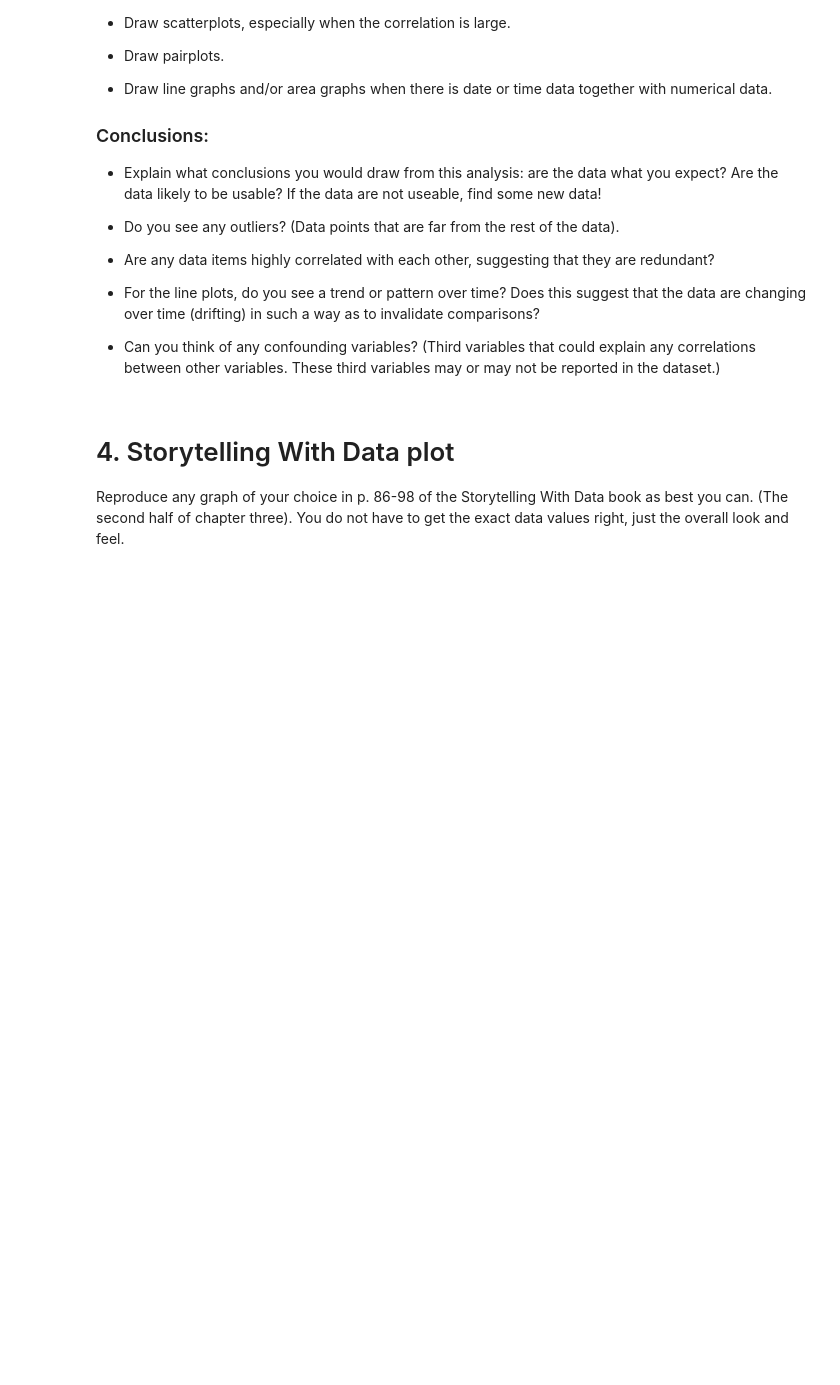
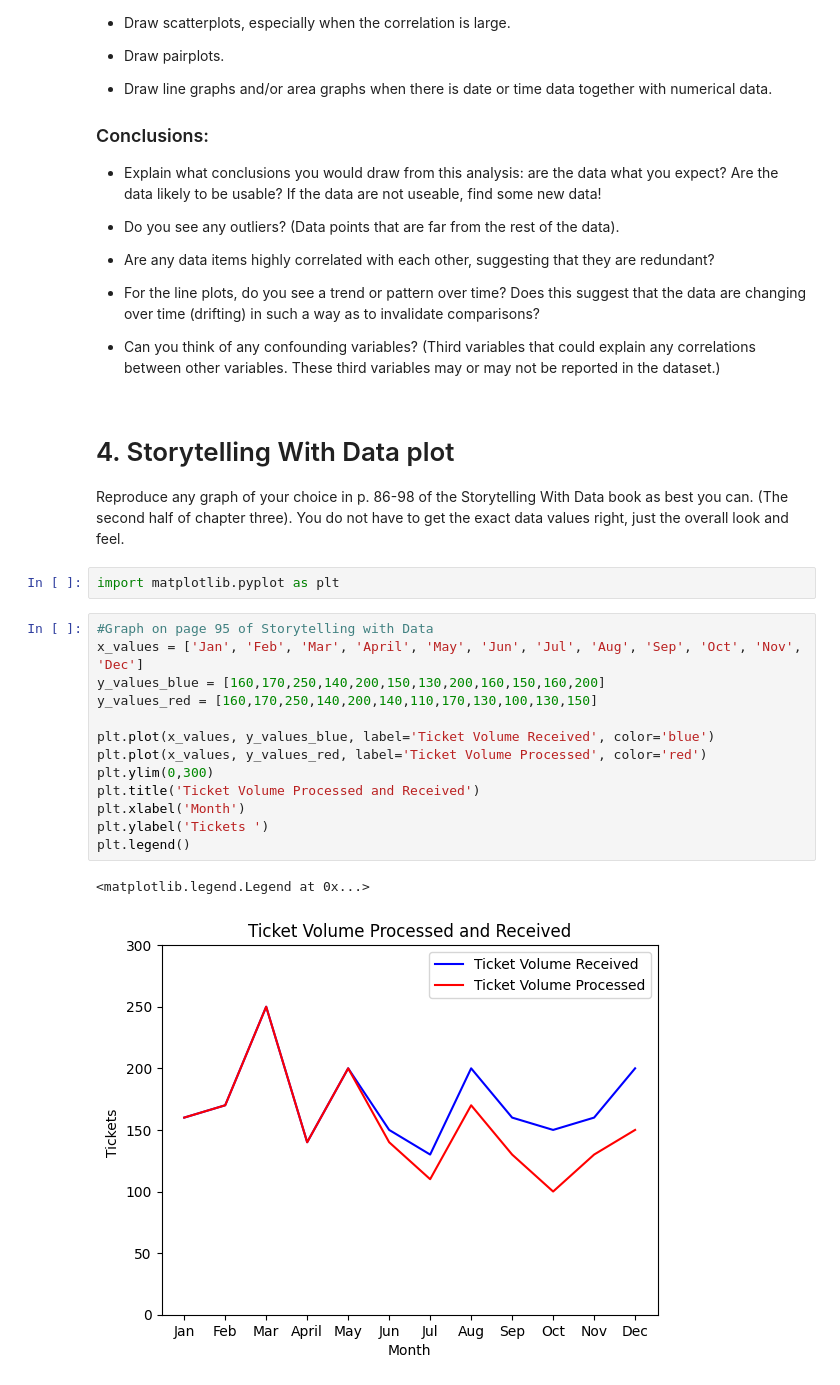
Before and after one commit to els246/2025-spring-B2, a Jupyter notebook: OMDS-ModB2-Week6-Stiller-Emma.ipynb, the cells around one changed output. Cells and saved outputs as stored; diff of their text form; blank space fills up the shorter version.

```diff
--- a/OMDS-ModB2-Week6-Stiller-Emma.ipynb
+++ b/OMDS-ModB2-Week6-Stiller-Emma.ipynb
@@ -67,3 +77,21 @@ This week, you will do the same types of exercises as last week, but you should
 # 4. Storytelling With Data plot
 
 Reproduce any graph of your choice in p. 86-98 of the Storytelling With Data book as best you can.  (The second half of chapter three).  You do not have to get the exact data values right, just the overall look and feel.
+# %%
+import matplotlib.pyplot as plt
+# %%
+#Graph on page 95 of Storytelling with Data
+x_values = ['Jan', 'Feb', 'Mar', 'April', 'May', 'Jun', 'Jul', 'Aug', 'Sep', 'Oct', 'Nov', 'Dec']
+y_values_blue = [160,170,250,140,200,150,130,200,160,150,160,200]
+y_values_red = [160,170,250,140,200,140,110,170,130,100,130,150]
+
+plt.plot(x_values, y_values_blue, label='Ticket Volume Received', color='blue')
+plt.plot(x_values, y_values_red, label='Ticket Volume Processed', color='red')
+plt.ylim(0,300)
+plt.title('Ticket Volume Processed and Received')
+plt.xlabel('Month')
+plt.ylabel('Tickets ')
+plt.legend()
+# %% [output]
+<matplotlib.legend.Legend at 0x...>
+[figure, added]
```
Also changed, not shown: parts of 2 cells of this notebook.
